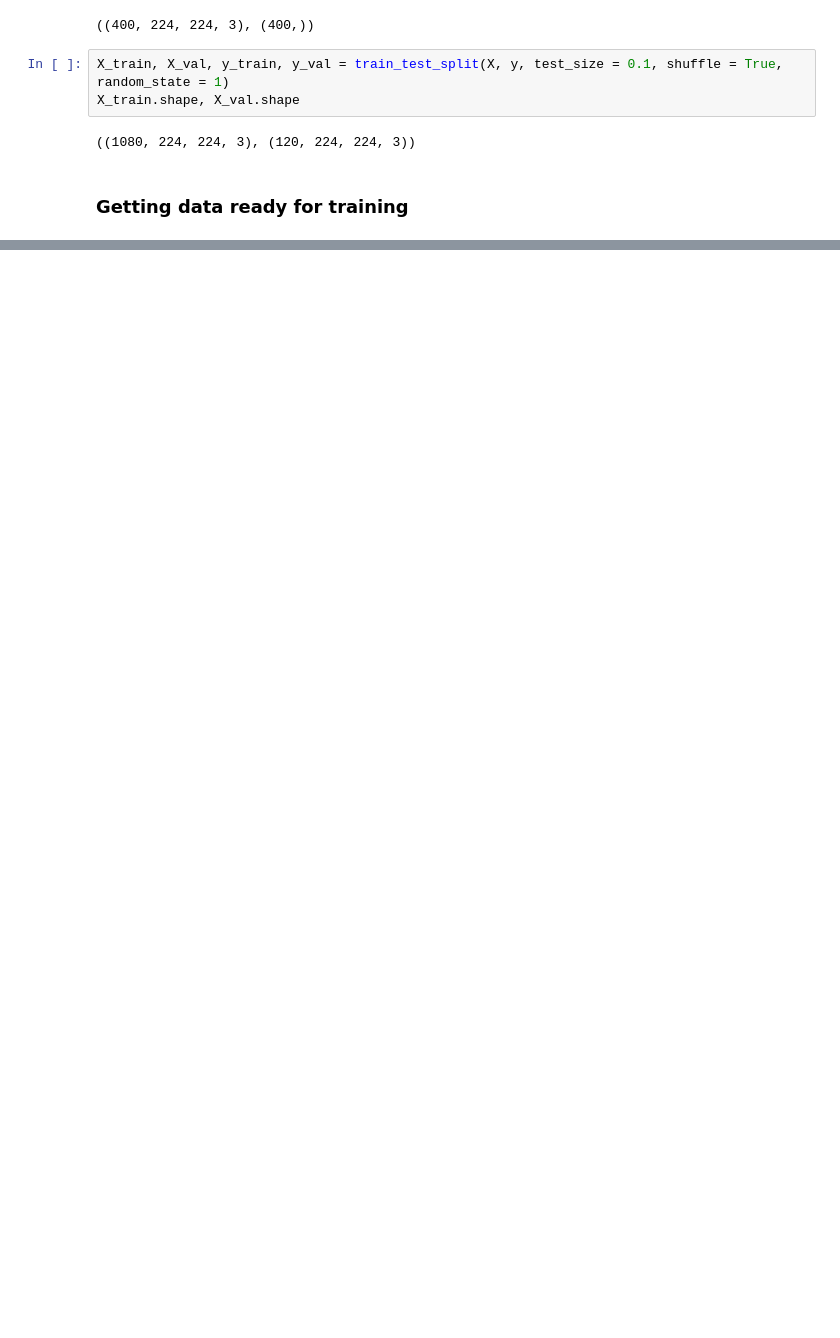
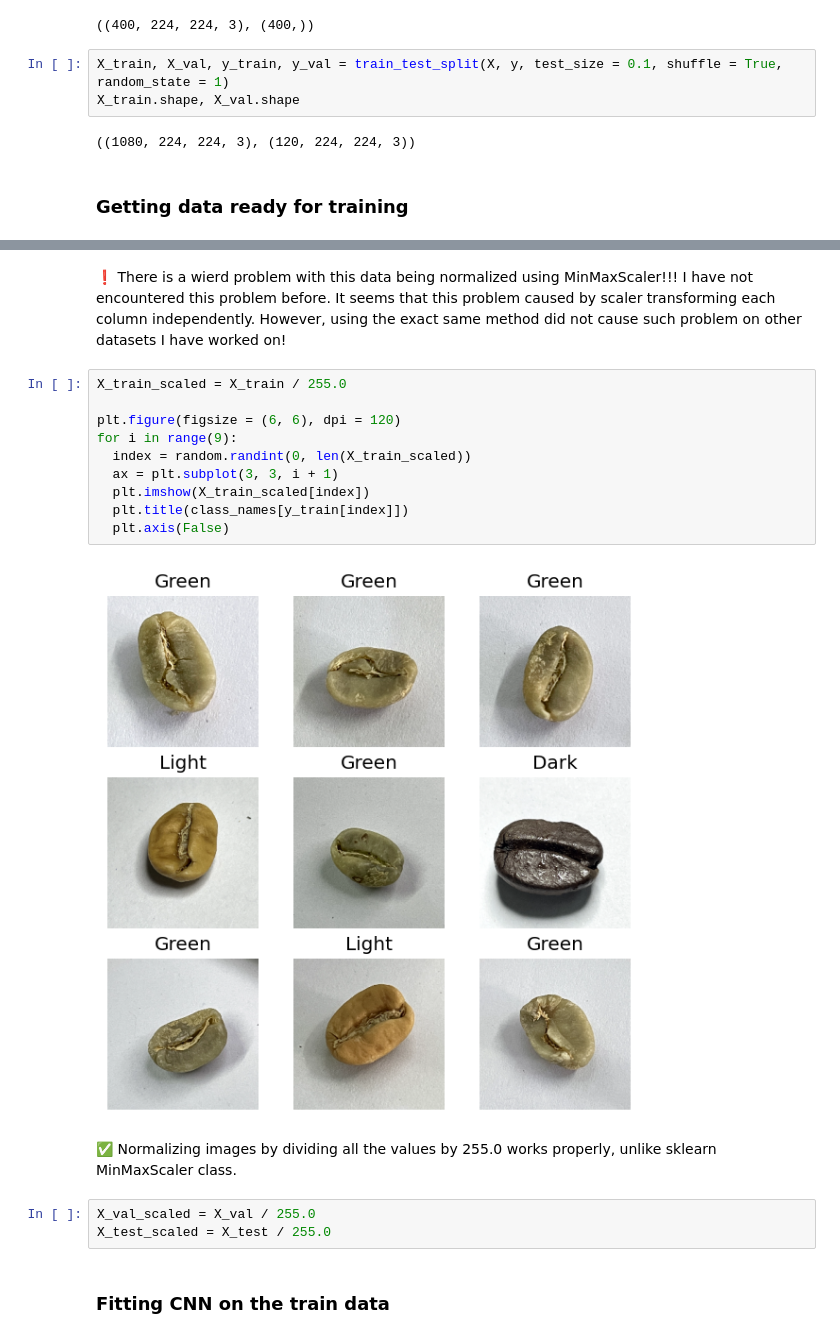
Before and after one commit to MostafaJahanian/DL_Projects, a Jupyter notebook: Coffee_Beans_Classification.ipynb, the cells around one changed output, grey strips where cells are left out. Drawn from its saved outputs; the diff is of its cells as text; blank space fills up the shorter version.

```diff
--- a/Coffee_Beans_Classification.ipynb
+++ b/Coffee_Beans_Classification.ipynb
@@ -113,0 +143,21 @@ X_train.shape, X_val.shape
+# %% [markdown]
+❗ There is a wierd problem with this data being normalized using MinMaxScaler!!! I have not encountered this problem before. It seems that this problem caused by scaler transforming each column independently. However, using the exact same method did not cause such problem on other datasets I have worked on!
+# %%
+X_train_scaled = X_train / 255.0
+
+plt.figure(figsize = (6, 6), dpi = 120)
+for i in range(9):
+  index = random.randint(0, len(X_train_scaled))
+  ax = plt.subplot(3, 3, i + 1)
+  plt.imshow(X_train_scaled[index])
+  plt.title(class_names[y_train[index]])
+  plt.axis(False)
+# %% [output]
+[figure, added]
+# %% [markdown]
+✅ Normalizing images by dividing all the values by 255.0 works properly, unlike sklearn MinMaxScaler class.
+# %%
+X_val_scaled = X_val / 255.0
+X_test_scaled = X_test / 255.0
+# %% [markdown]
+### Fitting CNN on the train data
```
Also changed, not shown: parts of 29 cells of this notebook.
